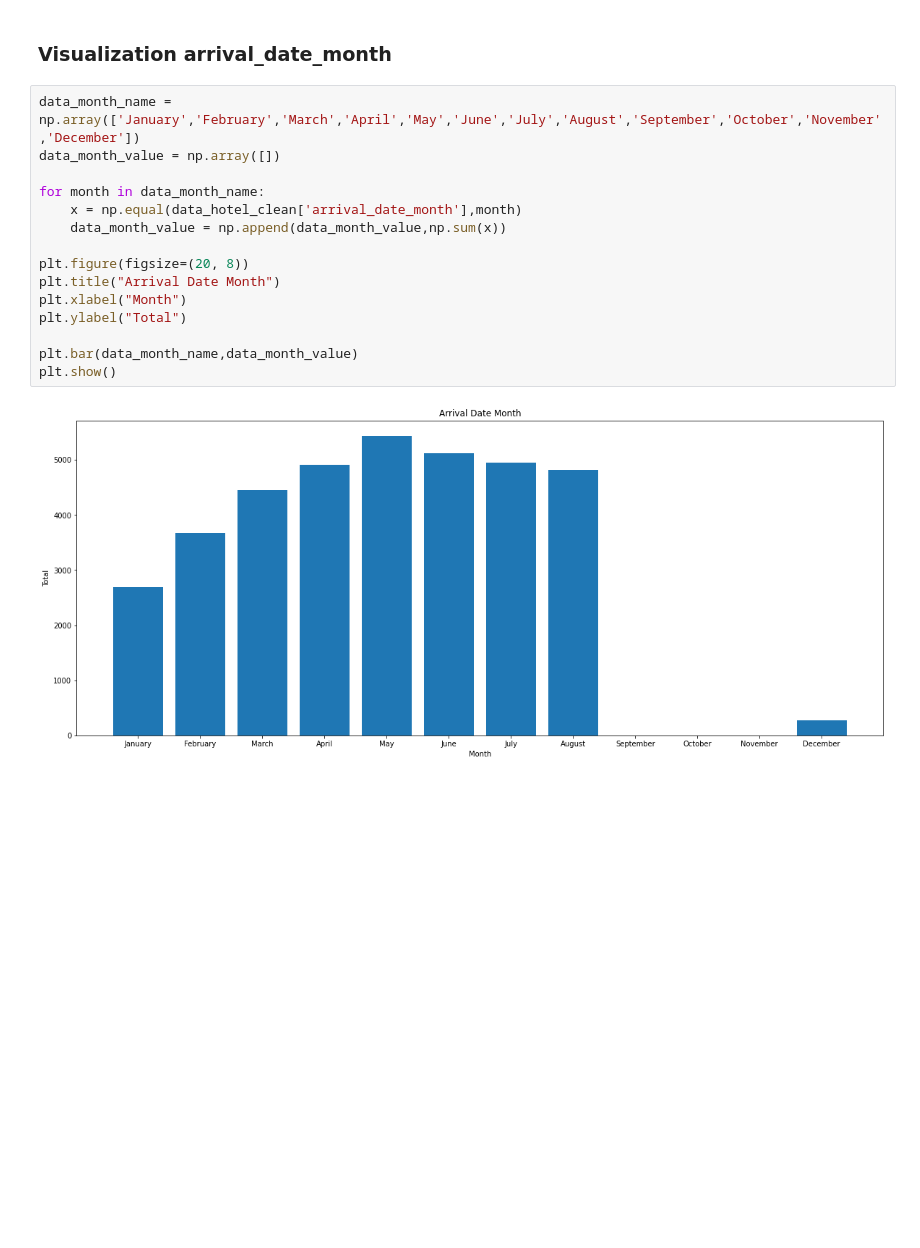
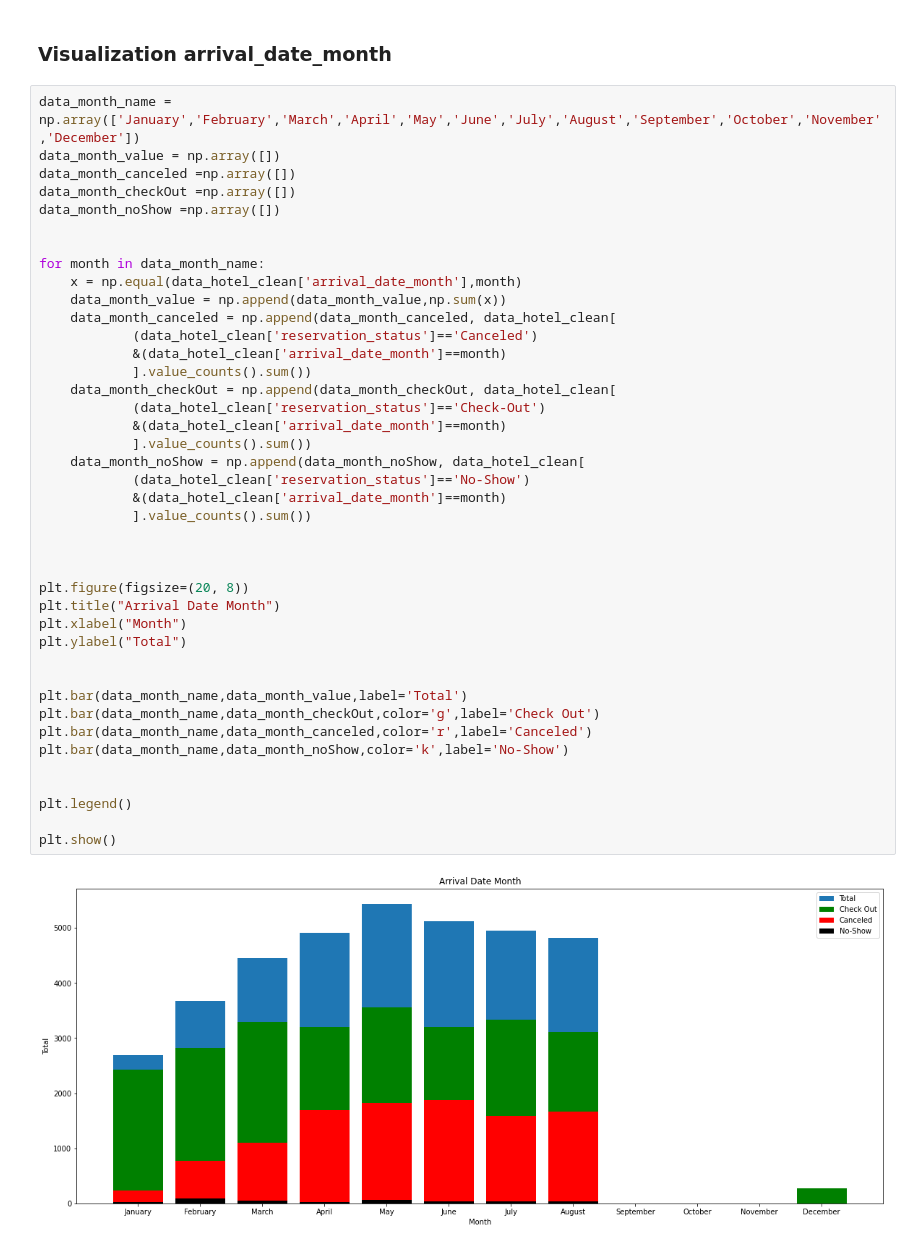
Before and after one commit to ferdinosaurus/intermediate-python-AI-INDONESIA, a Jupyter notebook: Final Project/SoalB.ipynb, the cells around one changed output. Drawn from its saved outputs; the diff is of its cells as text; blank space fills up the shorter version.

```diff
--- a/Final Project/SoalB.ipynb
+++ b/Final Project/SoalB.ipynb
@@ -338,17 +338,43 @@ data_hotel_clean
 # %%
 data_month_name = np.array(['January','February','March','April','May','June','July','August','September','October','November','December'])
 data_month_value = np.array([])
+data_month_canceled =np.array([])
+data_month_checkOut =np.array([])
+data_month_noShow =np.array([])
+
 
 for month in data_month_name:
     x = np.equal(data_hotel_clean['arrival_date_month'],month)
     data_month_value = np.append(data_month_value,np.sum(x))
+    data_month_canceled = np.append(data_month_canceled, data_hotel_clean[
+            (data_hotel_clean['reservation_status']=='Canceled')
+            &(data_hotel_clean['arrival_date_month']==month)
+            ].value_counts().sum())
+    data_month_checkOut = np.append(data_month_checkOut, data_hotel_clean[
+            (data_hotel_clean['reservation_status']=='Check-Out')
+            &(data_hotel_clean['arrival_date_month']==month)
+            ].value_counts().sum())
+    data_month_noShow = np.append(data_month_noShow, data_hotel_clean[
+            (data_hotel_clean['reservation_status']=='No-Show')
+            &(data_hotel_clean['arrival_date_month']==month)
+            ].value_counts().sum())
+
+
 
 plt.figure(figsize=(20, 8))
 plt.title("Arrival Date Month")
 plt.xlabel("Month")
 plt.ylabel("Total")
 
-plt.bar(data_month_name,data_month_value)
+
+plt.bar(data_month_name,data_month_value,label='Total')
+plt.bar(data_month_name,data_month_checkOut,color='g',label='Check Out')
+plt.bar(data_month_name,data_month_canceled,color='r',label='Canceled')
+plt.bar(data_month_name,data_month_noShow,color='k',label='No-Show')
+
+
+plt.legend()
+
 plt.show()
 # %% [output]
-[figure, old version]
+[figure, new version]
```
Also changed, not shown: parts of 5 cells of this notebook.
